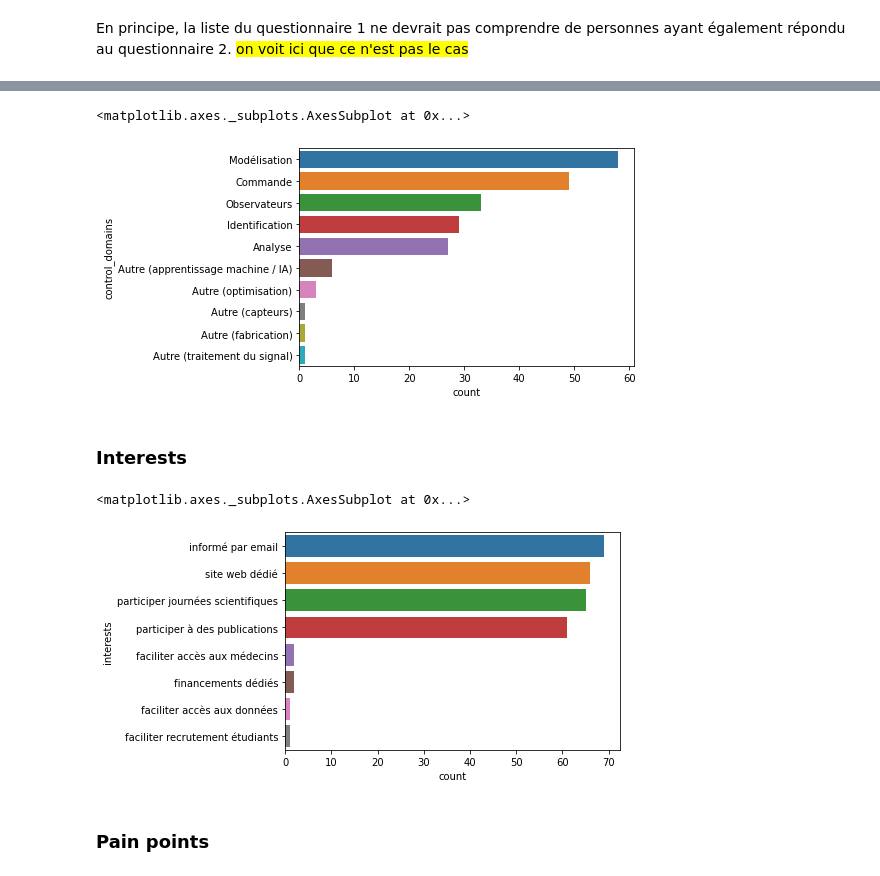
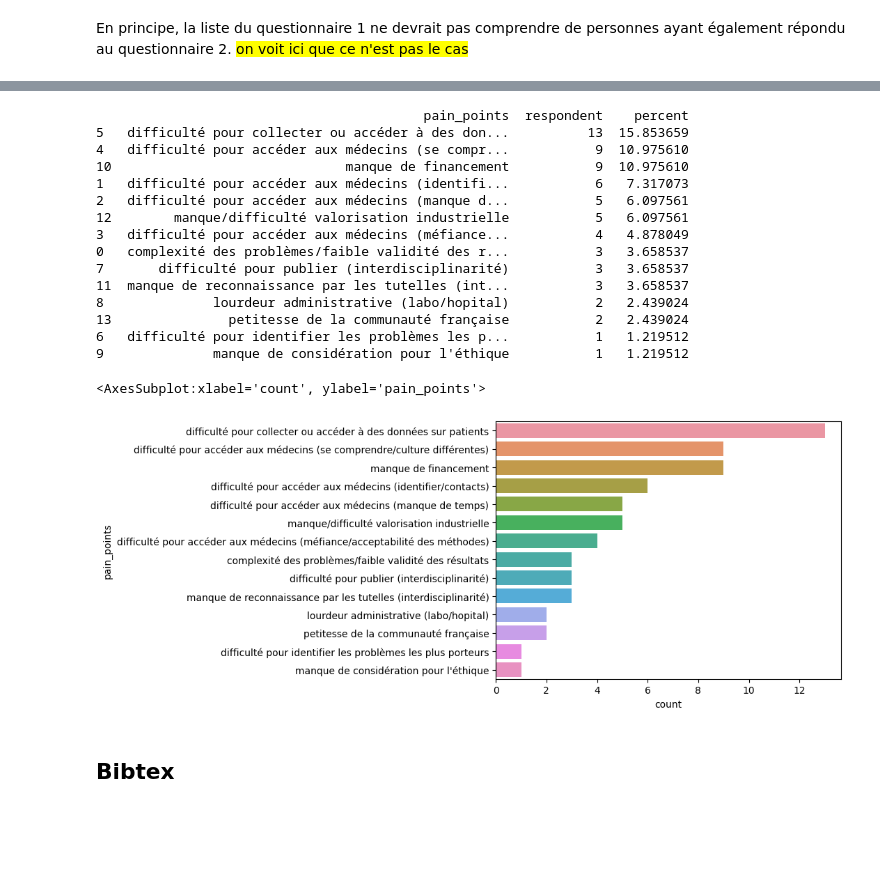
Before and after one commit to neuro-team-femto/auto_sante, a Jupyter notebook: analysis.ipynb, the cells around one changed output, grey strips where cells are left out. Drawn from its saved outputs; the diff is of its cells as text; code cells hidden in the pictures; blank space fills up the shorter version.

Commit message:
added bibtex compilation of papers

```diff
--- a/analysis.ipynb
+++ b/analysis.ipynb
@@ -651 +863,6 @@ sns.countplot(y="position",
+# %%
+questions_df = pd.read_csv('data/questions.csv', index_col=0)
+questions1_df = pd.read_csv('data/questions1.csv', index_col=0)
+questions2_df = pd.read_csv('data/questions2.csv', index_col=0)
+biblio_df = pd.read_csv('data/biblio.csv',index_col=0)
 # %% [markdown]
@@ -714,25 +1215,31 @@ sns.countplot(y="clinical_domains",
 # %%
-sns.countplot(y="control_domains",
-              order = questions_df.groupby(['control_domains']).respondent.nunique().reset_index().sort_values(by='respondent',
-                                                                                                     ascending=False).control_domains,
+pains = questions_df.groupby(['pain_points']).respondent.nunique().reset_index().sort_values(by='respondent',
+                                                                                          ascending=False)
+pains['percent']=100*pains.respondent/questions_df.respondent.nunique()
+print(pains)
 
-              data=questions_df.drop_duplicates(subset=['respondent','control_domains'], keep='first'))
+
+sns.countplot(y="pain_points",
+              order = questions_df.groupby(['pain_points']).respondent.nunique().reset_index().sort_values(by='respondent',
+                                                                                                     ascending=False).pain_points,
+              data=questions_df.drop_duplicates(subset=['respondent','pain_points'], keep='first'))
 # %% [output]
-<matplotlib.axes._subplots.AxesSubplot at 0x...>
+                                          pain_points  respondent    percent
+5   difficulté pour collecter ou accéder à des don...          13  15.853659
+4   difficulté pour accéder aux médecins (se compr...           9  10.975610
+10                              manque de financement           9  10.975610
+1   difficulté pour accéder aux médecins (identifi...           6   7.317073
+2   difficulté pour accéder aux médecins (manque d...           5   6.097561
+12        manque/difficulté valorisation industrielle           5   6.097561
+3   difficulté pour accéder aux médecins (méfiance...           4   4.878049
+0   complexité des problèmes/faible validité des r...           3   3.658537
+7       difficulté pour publier (interdisciplinarité)           3   3.658537
+11  manque de reconnaissance par les tutelles (int...           3   3.658537
+8              lourdeur administrative (labo/hopital)           2   2.439024
+13               petitesse de la communauté française           2   2.439024
+6   difficulté pour identifier les problèmes les p...           1   1.219512
+9              manque de considération pour l'éthique           1   1.219512
+<AxesSubplot:xlabel='count', ylabel='pain_points'>
-[figure, old version]
+[figure, new version]
 # %% [markdown]
-### Interests
+## Bibtex
-# %%
-# count nb of unique last_name per interest
-# (removing duplicate entries for each last_name x interest, which correspond to distinct clinical domains and methods)
-# and sort by decreasing count
-
-sns.countplot(y="interests",
-              order = questions_df.groupby(['interests']).respondent.nunique().reset_index().sort_values(by='respondent',
-                                                                                                     ascending=False).interests,
-              data=questions_df.drop_duplicates(subset=['respondent','interests'], keep='first'))
-# %% [output]
-<matplotlib.axes._subplots.AxesSubplot at 0x...>
-[figure, removed]
-# %% [markdown]
-### Pain points
```
Also changed, not shown: parts of 104 cells of this notebook, 3 other files.
